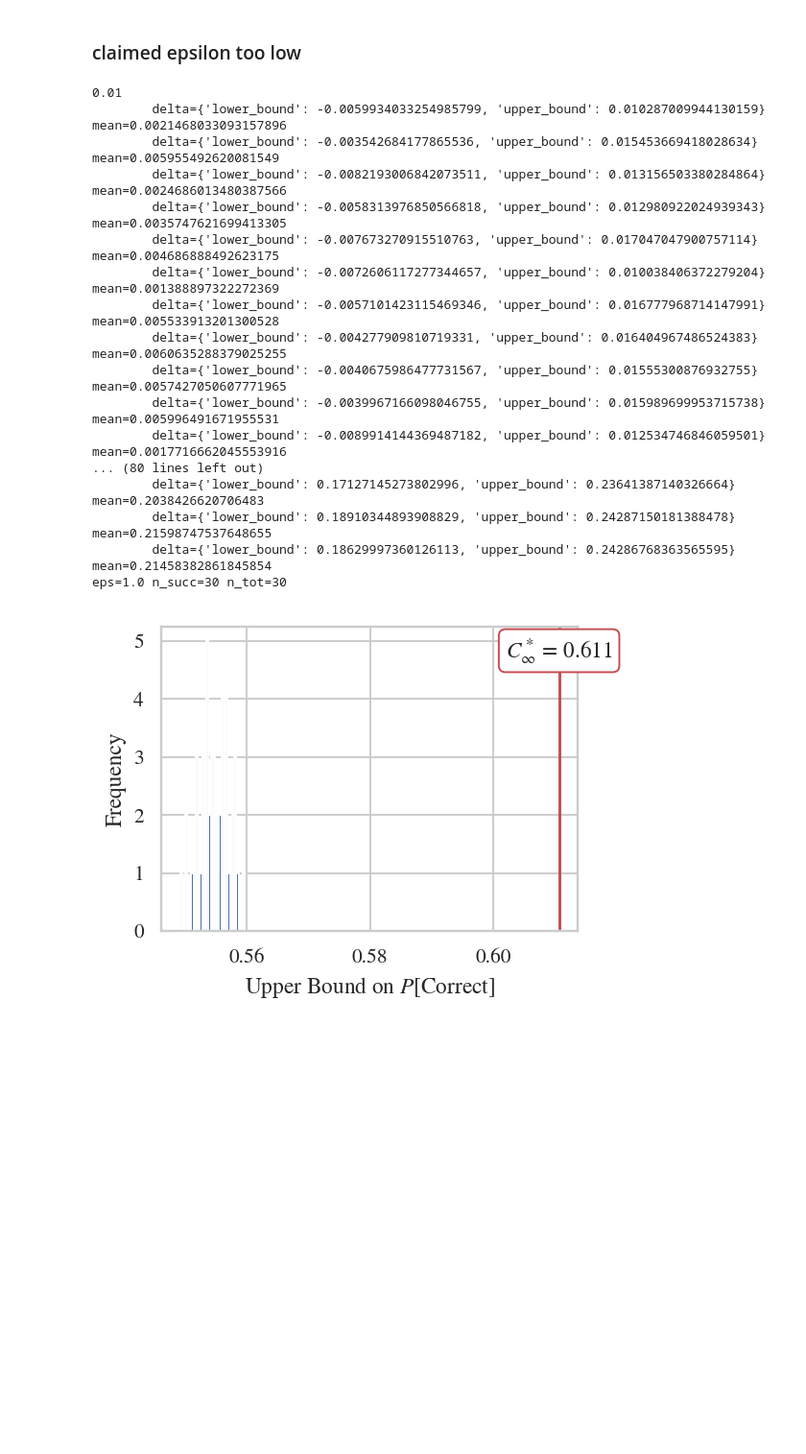
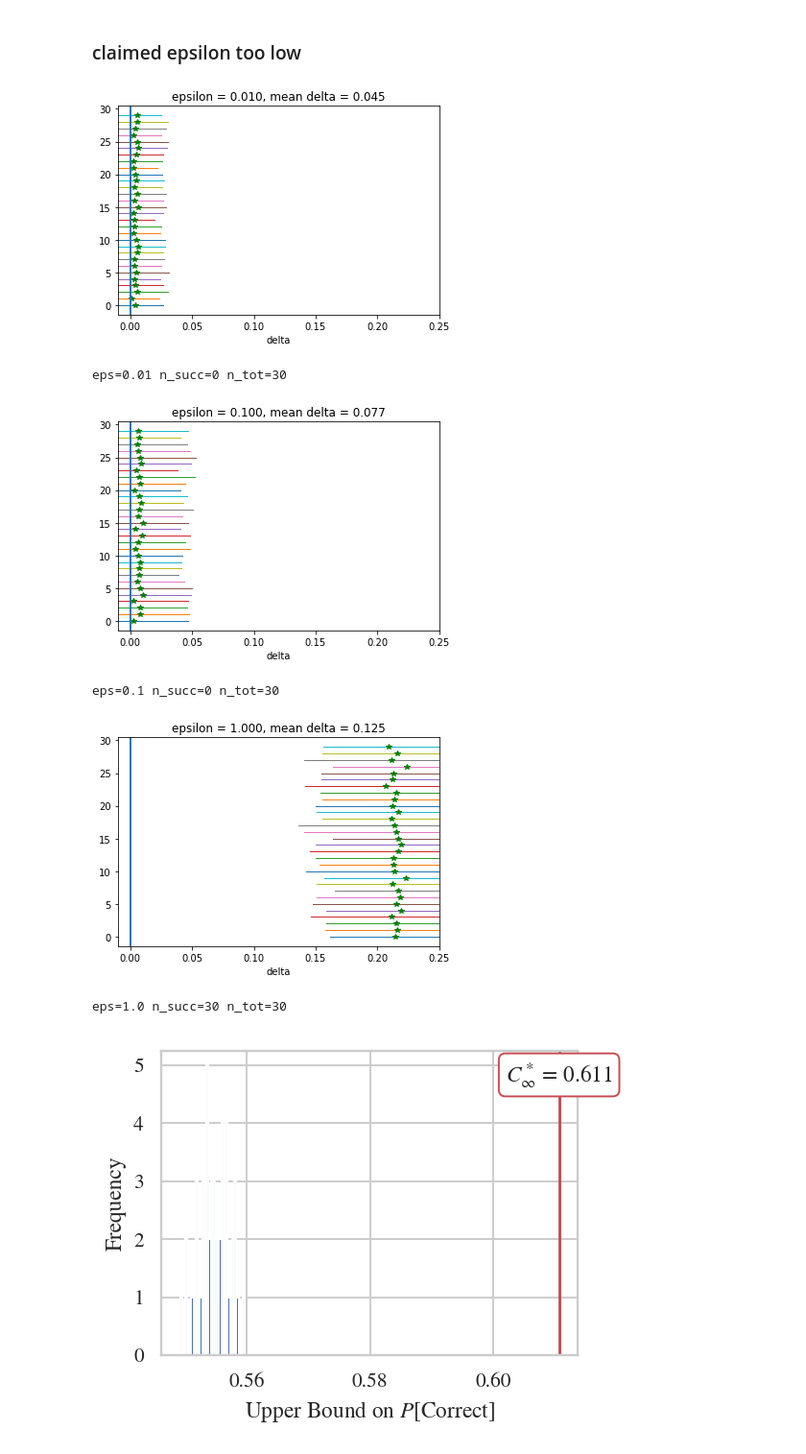
Before and after one commit to maksimt/empirical_privacy, a Jupyter notebook: Notebooks/Experiment 4 -- Laplace Mechanism.ipynb, the cells around one changed output. Shown: that part at 96% size. Drawn from its saved outputs; the diff is of its cells as text; code cells hidden in the pictures; blank space fills up the shorter version.

Commit message:
Update experiment notebook with delta confidence intervals

```diff
--- a/Notebooks/Experiment 4 -- Laplace Mechanism.ipynb
+++ b/Notebooks/Experiment 4 -- Laplace Mechanism.ipynb
@@ -38,10 +39,10 @@ asys = {
     # we use random tie-breaking since the samples are discrete
     'fitter_kwargs'      : {'neighbor_method': 'gyorfi'},
     'n_docs'                : 30,
-    'n_trials_per_training_set_size': 30,
+    'n_trials_per_training_set_size': 40,
     'n_max'              : 2**14,
     'validation_set_size': 2**12,
-    'p'                  : 0.9,  # for bootstrap
+    'p'                  : 0.99,  # for bootstrap
     't'                  : 0.001  # for bootstrap
 }
 # %%
@@ -112,34 +113,35 @@ eps=1.0 n_succ=0 n_tot=30
 # %%
 for eps in epsilons:
     n_succ = 0
     n_tot = 0
-    print(eps)
-    for clbd in CLBDs[eps]:
-
+    lengths = 0
+    plt.figure()
+    for (i, clbd) in enumerate(CLBDs[eps]):
         with clbd.output().open() as f:
             delta = dill.load(f)
-            print(f'\tdelta={delta} mean={(delta["upper_bound"]+delta["lower_bound"])/2}')
+#             print(f'\tdelta={delta} mean={(delta["upper_bound"]+delta["lower_bound"])/2}')
             n_tot+=1
             n_succ += delta['lower_bound'] > 0
+        lengths += abs(delta['lower_bound']- delta['upper_bound'])
+        plt.plot([delta['lower_bound'], delta['upper_bound']],
+                 [i, i],
+                  linewidth=1)
+        mean_delta = (delta["upper_bound"]+delta["lower_bound"])/2
+        plt.plot(mean_delta, i, '*g')
+        plt.xlabel('delta')
+        plt.axvline(0)
+    plt.xlim([-0.01, 0.25])
+    plt.title('epsilon = {:.3f}, mean delta = {:.3f}'.format(eps, lengths/n_tot))
+
+    plt.show()
     print(f'eps={eps} n_succ={n_succ} n_tot={n_tot}')
 # %% [output]
+[figure, added]
-0.01
-        delta={'lower_bound': -0.0059934033254985799, 'upper_bound': 0.010287009944130159} mean=0.0021468033093157896
-        delta={'lower_bound': -0.003542684177865536, 'upper_bound': 0.015453669418028634} mean=0.005955492620081549
-        delta={'lower_bound': -0.0082193006842073511, 'upper_bound': 0.013156503380284864} mean=0.0024686013480387566
-        delta={'lower_bound': -0.0058313976850566818, 'upper_bound': 0.012980922024939343} mean=0.0035747621699413305
-        delta={'lower_bound': -0.007673270915510763, 'upper_bound': 0.017047047900757114} mean=0.004686888492623175
-        delta={'lower_bound': -0.0072606117277344657, 'upper_bound': 0.010038406372279204} mean=0.001388897322272369
-        delta={'lower_bound': -0.0057101423115469346, 'upper_bound': 0.016777968714147991} mean=0.005533913201300528
-        delta={'lower_bound': -0.004277909810719331, 'upper_bound': 0.016404967486524383} mean=0.0060635288379025255
-        delta={'lower_bound': -0.0040675986477731567, 'upper_bound': 0.01555300876932755} mean=0.0057427050607771965
-        delta={'lower_bound': -0.0039967166098046755, 'upper_bound': 0.015989699953715738} mean=0.005996491671955531
-        delta={'lower_bound': -0.0089914144369487182, 'upper_bound': 0.012534746846059501} mean=0.0017716662045553916
-... (80 lines left out)
-        delta={'lower_bound': 0.17127145273802996, 'upper_bound': 0.23641387140326664} mean=0.2038426620706483
-        delta={'lower_bound': 0.18910344893908829, 'upper_bound': 0.24287150181388478} mean=0.21598747537648655
-        delta={'lower_bound': 0.18629997360126113, 'upper_bound': 0.24286768363565595} mean=0.21458382861845854
-eps=1.0 n_succ=30 n_tot=30
+eps=0.01 n_succ=0 n_tot=30
+[figure, added]
+eps=0.1 n_succ=0 n_tot=30
+[figure, added]
+eps=1.0 n_succ=30 n_tot=30
 # %%
 eps = 0.2
 ds = dses[epsilons.index(eps)]
```
Also changed, not shown: parts of 2 cells of this notebook.
